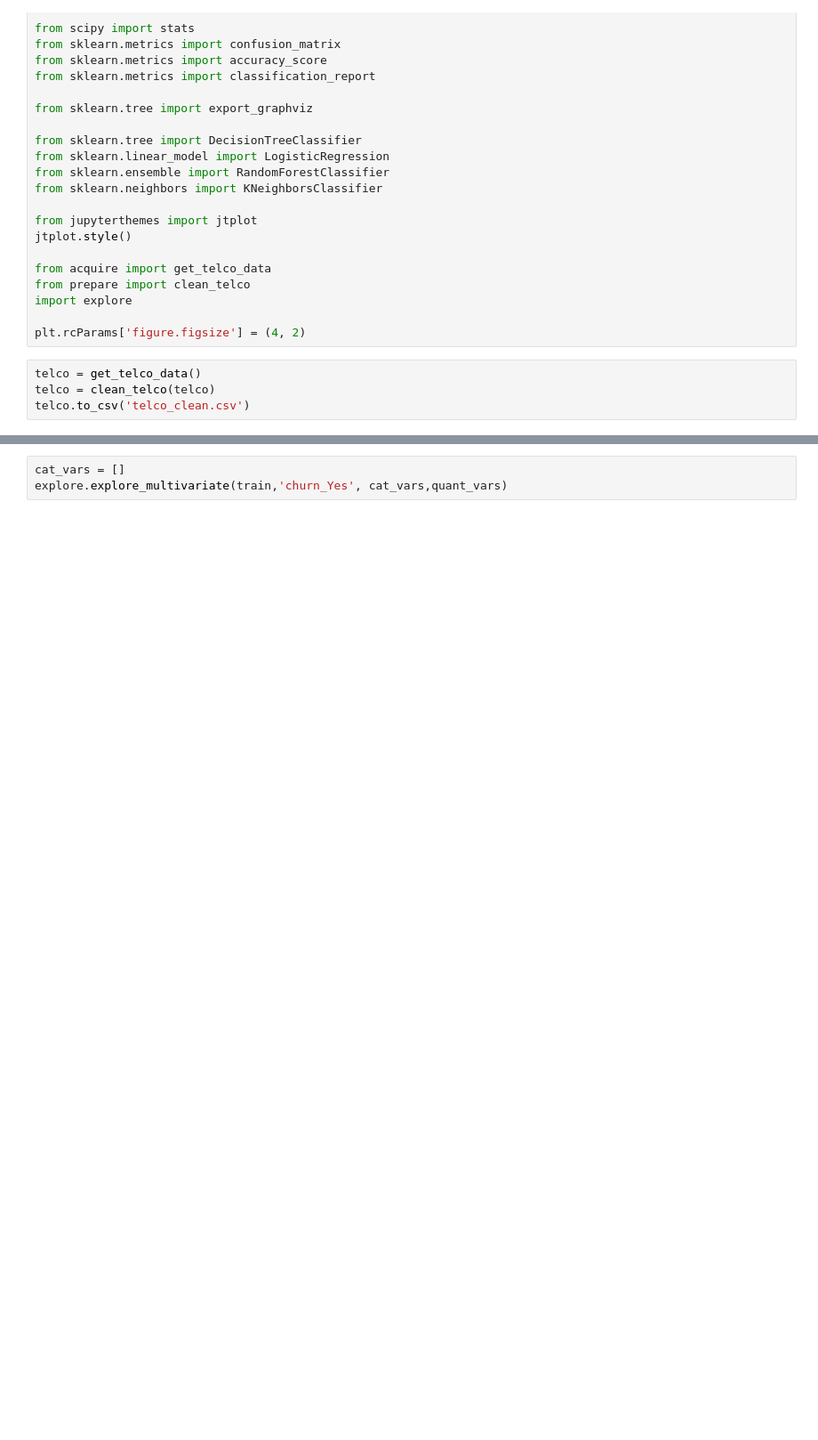
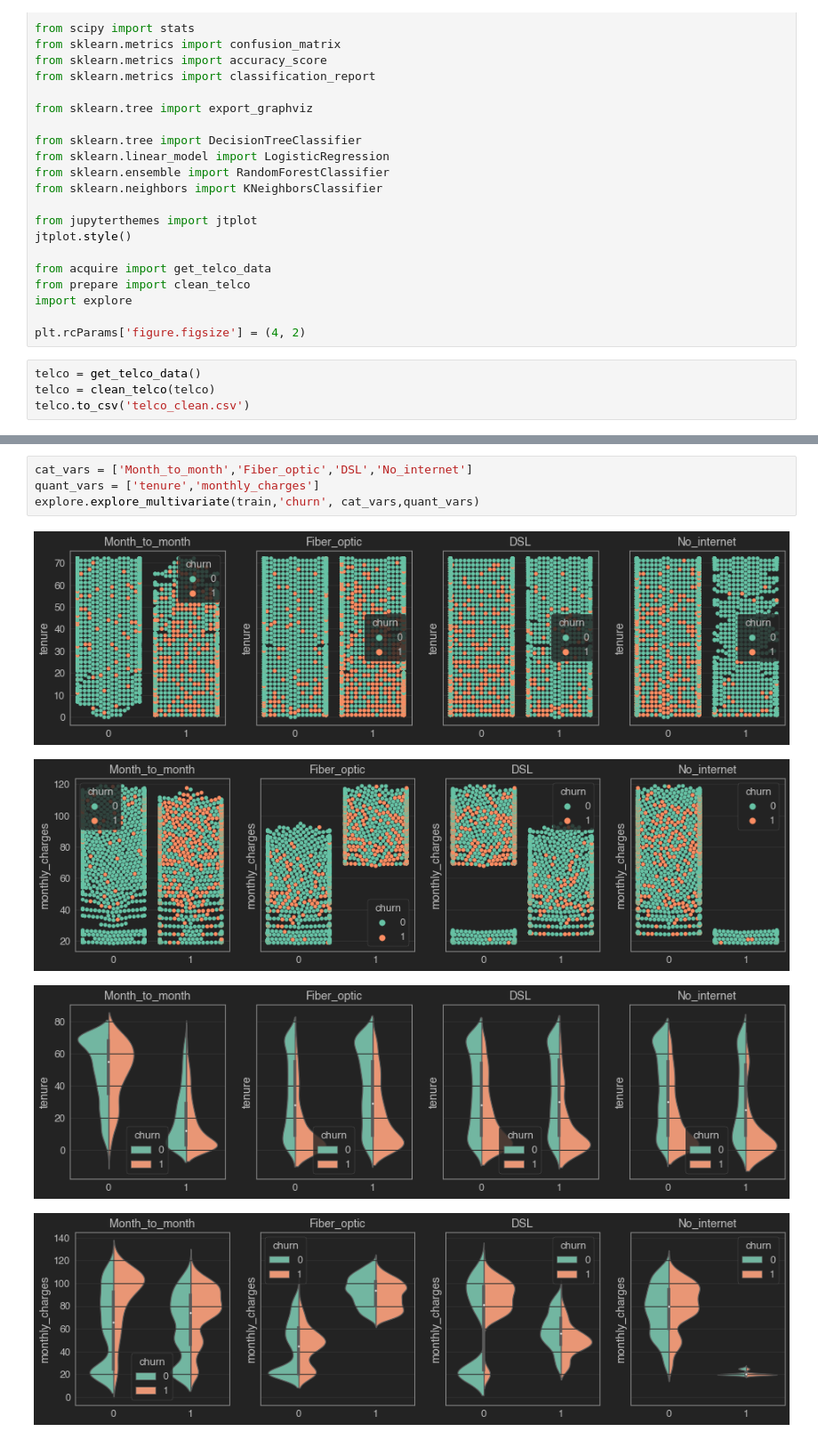
Before and after one commit to Ken-Alviola/Classification-Project, a Jupyter notebook: Classification_Project_Telco.ipynb, the cells around one changed output, grey strips where cells are left out. Shown at 89% size. Saved outputs shown, nothing was run; the diff lists cells and outputs as text; blank space fills up the shorter version.

```diff
--- a/Classification_Project_Telco.ipynb
+++ b/Classification_Project_Telco.ipynb
@@ -243,3 +293,9 @@ expected:
 # %%
-cat_vars = []
-explore.explore_multivariate(train,'churn_Yes', cat_vars,quant_vars)
+cat_vars = ['Month_to_month','Fiber_optic','DSL','No_internet']
+quant_vars = ['tenure','monthly_charges']
+explore.explore_multivariate(train,'churn', cat_vars,quant_vars)
+# %% [output]
+[figure, added]
+[figure, added]
+[figure, added]
+[figure, added]
```
Also changed, not shown: parts of 12 cells of this notebook, 1 other file.
